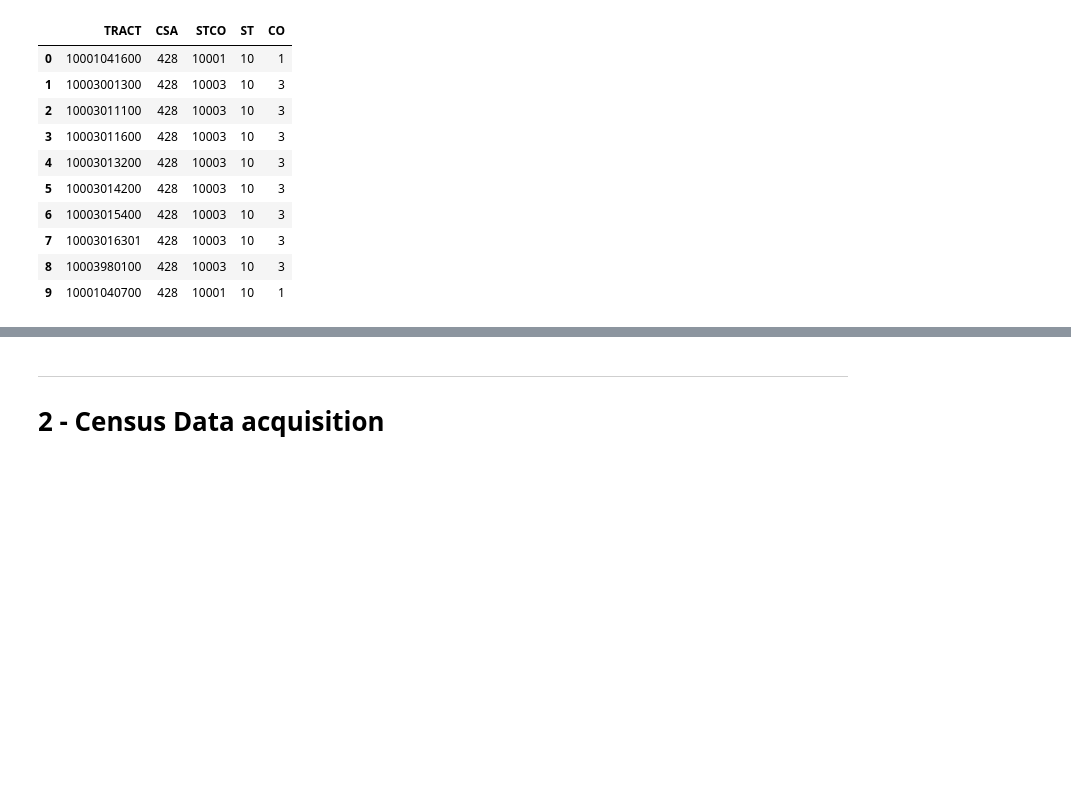
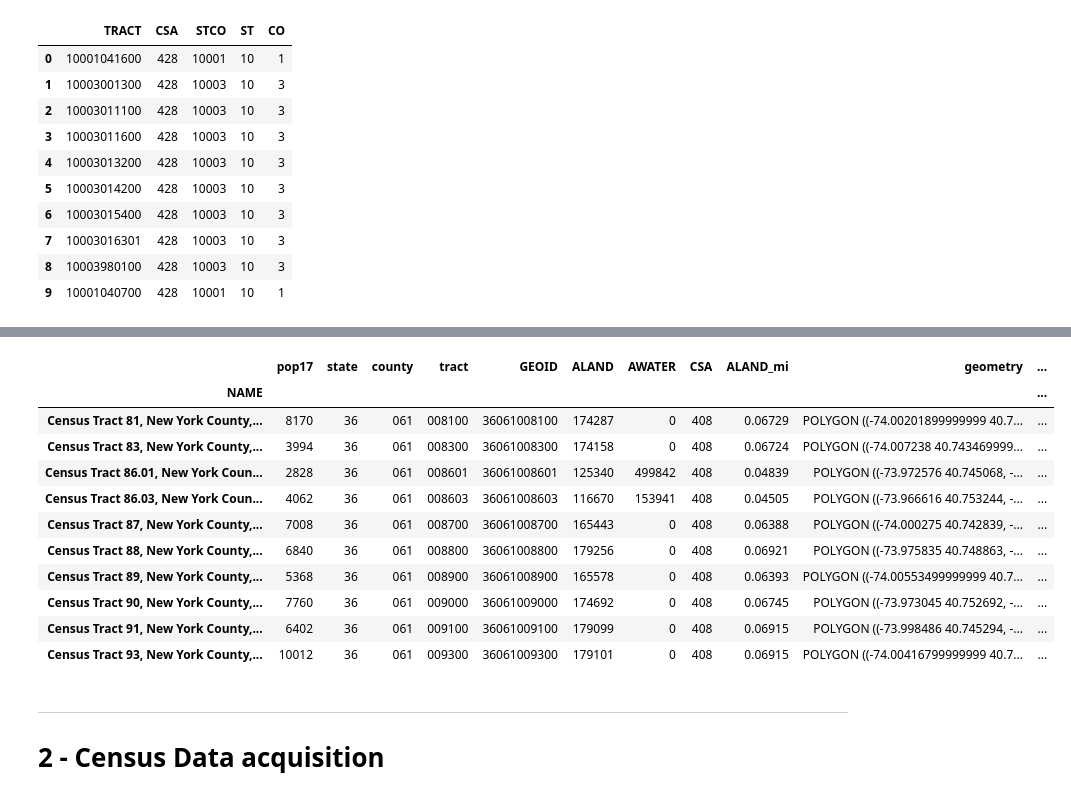
Before and after one commit to NYCPlanning/rp-USmetros_comparison, a Jupyter notebook: 0-US_Metro_Comparison_Geographies.ipynb, the cells around one changed output, grey strips where cells are left out. Drawn from its saved outputs; the diff is of its cells as text; code cells hidden in the pictures; blank space fills up the shorter version.

```diff
--- a/0-US_Metro_Comparison_Geographies.ipynb
+++ b/0-US_Metro_Comparison_Geographies.ipynb
@@ -542,3 +560,8 @@ tractsGeo.head(10)
 | 7 | 10003016301 | 428 | 10003 | 10 | 3 |
 | 8 | 10003980100 | 428 | 10003 | 10 | 3 |
 | 9 | 10001040700 | 428 | 10001 | 10 | 1 |
+# %%
+Alltracts = gpd.GeoDataFrame.from_file("data/MM_Tracts_CSA-NYMetro/MM_Tracts_CSA-NYMetro.shp")
+
+print(Alltracts.shape)
+Alltracts.head()
@@ -544,0 +580,3 @@ tractsGeo.head(10)
+# %%
+states = list(tractsGeo.ST.unique())
+states
@@ -544,0 +605,21 @@ tractsGeo.head(10)
+# %%
+# population 2017
+# total POP for all census tracts in the US
+POP17tracts = []
+
+for i in states:
+    df = pd.read_json('https://api.census.gov/data/2016/acs/acs5?get=NAME,B01001_001E&for=tract:*&in=state:'+str(i))
+    df.columns = df.iloc[0]
+    df = df[1:]
+    POP17tracts.append(df)
+
+POP17tracts = pd.concat(POP17tracts)
+
+POP17tracts['state'] = POP17tracts['state'].apply(lambda x: '{0:0>2}'.format(x))
+POP17tracts['county'] = POP17tracts['county'].apply(lambda x: '{0:0>3}'.format(x))
+POP17tracts['GEOID'] = POP17tracts[['state', 'county', 'tract']].apply(lambda x: ''.join(x), axis=1)
+
+POP17tracts = POP17tracts.rename(columns={'B01001_001E':'pop17'})
+
+print(POP17tracts.shape)
+POP17tracts.head()
@@ -544,0 +640,13 @@ tractsGeo.head(10)
+# %%
+CSAtracts = POP17tracts.merge(Alltracts, on='GEOID')
+CSAtracts = CSAtracts.drop(['STATEFP', 'COUNTYFP', 'TRACTCE', 'AFFGEOID', 'LSAD'], axis=1)
+CSAtracts = CSAtracts.rename(columns={'NAME_x':'NAME'})
+CSAtracts = CSAtracts.set_index('NAME')
+CSAtracts['pop17'] = CSAtracts['pop17'].astype(int)
+
+CSAtracts['pop_density'] = CSAtracts['pop17'] / CSAtracts['ALAND_mi']
+CSAtracts = CSAtracts.drop(['NAME_y'], axis=1)
+
+print(CSAtracts.shape)
+print(CSAtracts.dtypes)
+CSAtracts.head()
@@ -545,3 +674,19 @@ tractsGeo.head(10)
+# %%
+CSAtracts[(CSAtracts['CSA'] == '408') & (CSAtracts['pop_density'] > 50000) &
+          (CSAtracts['state'] == '36')][600:610]
+# %% [output]
+|  | pop17 | state | county | tract | GEOID | ALAND | AWATER | CSA | ALAND_mi | geometry | ... |
+| NAME |  |  |  |  |  |  |  |  |  |  | ... |
+| Census Tract 81, New York County,... | 8170 | 36 | 061 | 008100 | 36061008100 | 174287 | 0 | 408 | 0.06729 | POLYGON ((-74.00201899999999 40.7... | ... |
+| Census Tract 83, New York County,... | 3994 | 36 | 061 | 008300 | 36061008300 | 174158 | 0 | 408 | 0.06724 | POLYGON ((-74.007238 40.743469999... | ... |
+| Census Tract 86.01, New York Coun... | 2828 | 36 | 061 | 008601 | 36061008601 | 125340 | 499842 | 408 | 0.04839 | POLYGON ((-73.972576 40.745068, -... | ... |
+| Census Tract 86.03, New York Coun... | 4062 | 36 | 061 | 008603 | 36061008603 | 116670 | 153941 | 408 | 0.04505 | POLYGON ((-73.966616 40.753244, -... | ... |
+| Census Tract 87, New York County,... | 7008 | 36 | 061 | 008700 | 36061008700 | 165443 | 0 | 408 | 0.06388 | POLYGON ((-74.000275 40.742839, -... | ... |
+| Census Tract 88, New York County,... | 6840 | 36 | 061 | 008800 | 36061008800 | 179256 | 0 | 408 | 0.06921 | POLYGON ((-73.975835 40.748863, -... | ... |
+| Census Tract 89, New York County,... | 5368 | 36 | 061 | 008900 | 36061008900 | 165578 | 0 | 408 | 0.06393 | POLYGON ((-74.00553499999999 40.7... | ... |
+| Census Tract 90, New York County,... | 7760 | 36 | 061 | 009000 | 36061009000 | 174692 | 0 | 408 | 0.06745 | POLYGON ((-73.973045 40.752692, -... | ... |
+| Census Tract 91, New York County,... | 6402 | 36 | 061 | 009100 | 36061009100 | 179099 | 0 | 408 | 0.06915 | POLYGON ((-73.998486 40.745294, -... | ... |
+| Census Tract 93, New York County,... | 10012 | 36 | 061 | 009300 | 36061009300 | 179101 | 0 | 408 | 0.06915 | POLYGON ((-74.00416799999999 40.7... | ... |
 # %%
 # download and clean census tract shp
 # or from dara -- cleaned ArcMap exports
```
Also changed, not shown: parts of 17 cells of this notebook, 43 other files.
